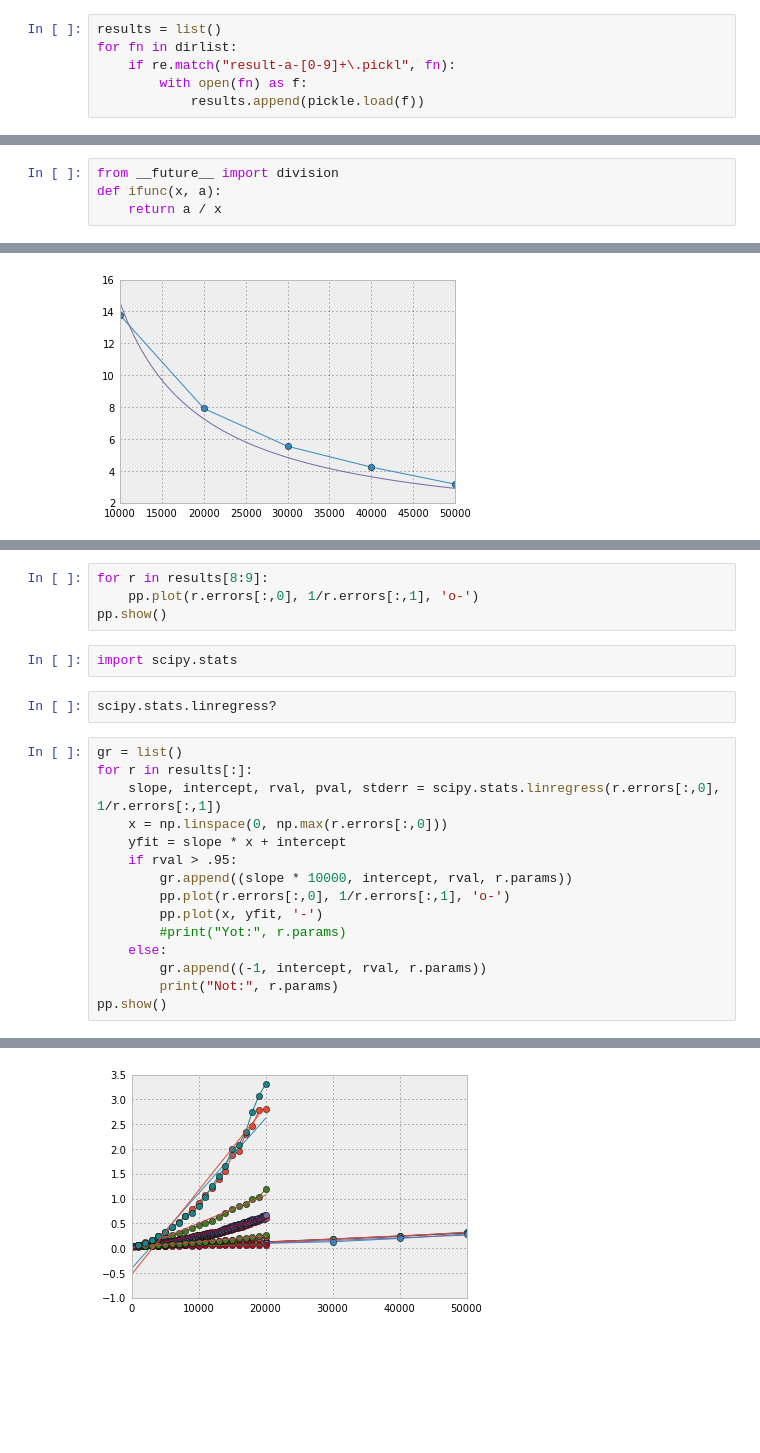
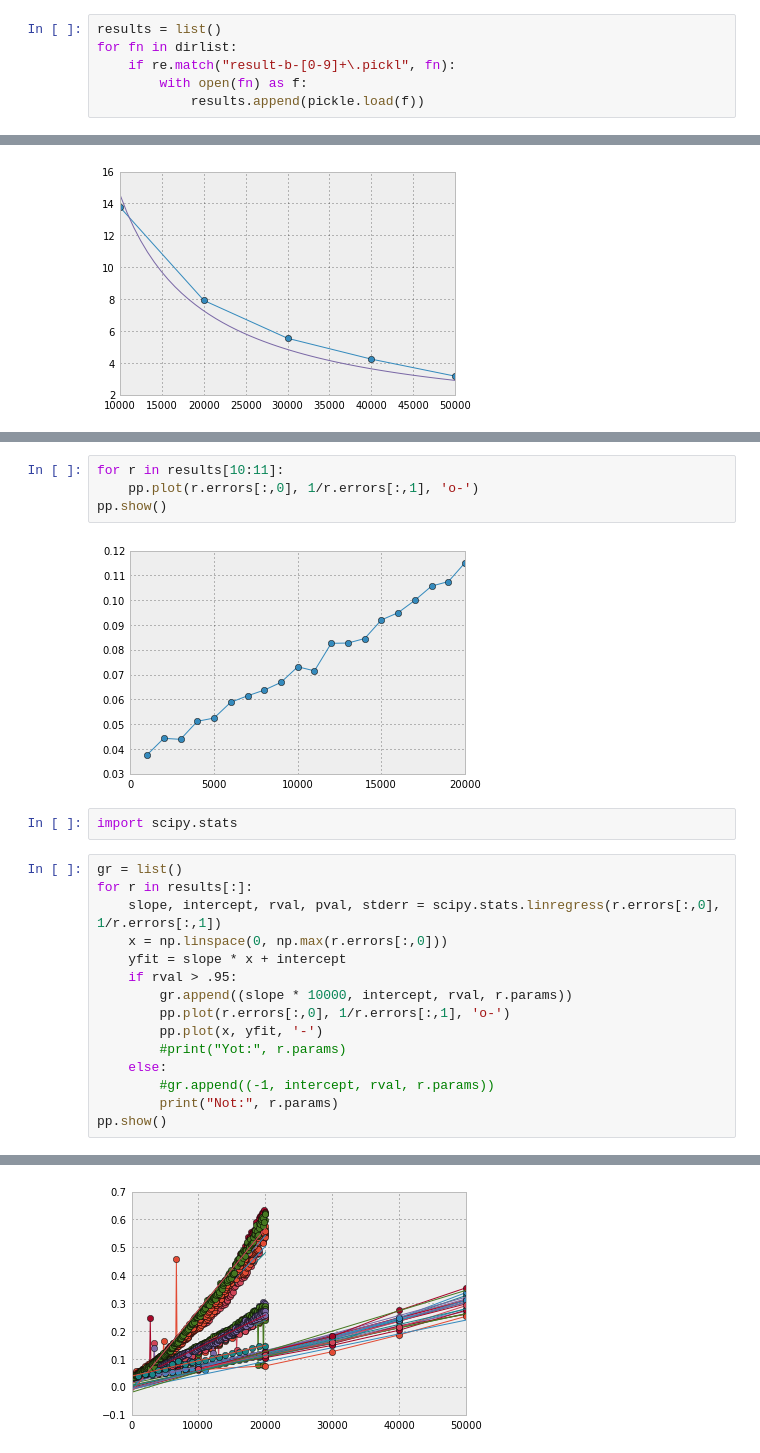
Before and after one commit to mpharrigan/quant-accel, a Jupyter notebook: tmat-accel/analysis.ipynb, the cells around one changed output, grey strips where cells are left out. Drawn from its saved outputs; the diff is of its cells as text; blank space fills up the shorter version.

```diff
--- a/tmat-accel/analysis.ipynb
+++ b/tmat-accel/analysis.ipynb
@@ -15,7 +15,7 @@ dirlist = os.listdir('.')
 # %%
 results = list()
 for fn in dirlist:
-    if re.match("result-a-[0-9]+\.pickl", fn):
+    if re.match("result-b-[0-9]+\.pickl", fn):
         with open(fn) as f:
             results.append(pickle.load(f))
 # %%
@@ -41,4 +41,0 @@ _ = [print(r.params) for r in results]
-# %%
-from __future__ import division
-def ifunc(x, a):
-    return a / x
@@ -84,11 +56,11 @@ array([[  1000.        ,     34.47384901],
 # %%
-for r in results[8:9]:
+for r in results[10:11]:
     pp.plot(r.errors[:,0], 1/r.errors[:,1], 'o-')
 pp.show()
+# %% [output]
+[figure, added]
 # %%
 import scipy.stats
-# %%
-scipy.stats.linregress?
 # %%
 gr = list()
 for r in results[:]:
@@ -101,7 +73,7 @@ for r in results[:]:
         pp.plot(x, yfit, '-')
         #print("Yot:", r.params)
     else:
-        gr.append((-1, intercept, rval, r.params))
+        #gr.append((-1, intercept, rval, r.params))
         print("Not:", r.params)
 pp.show()
 # %% [output]
@@ -120 +97 @@ Not: {'n_tpr': 1000, 'beta': 1, 'lag_time': 1, 'n_spt': 1000, 'n_rounds': 20}
-[figure, old version]
+[figure, new version]
```
Also changed, not shown: parts of 11 cells of this notebook, 1 other file.
